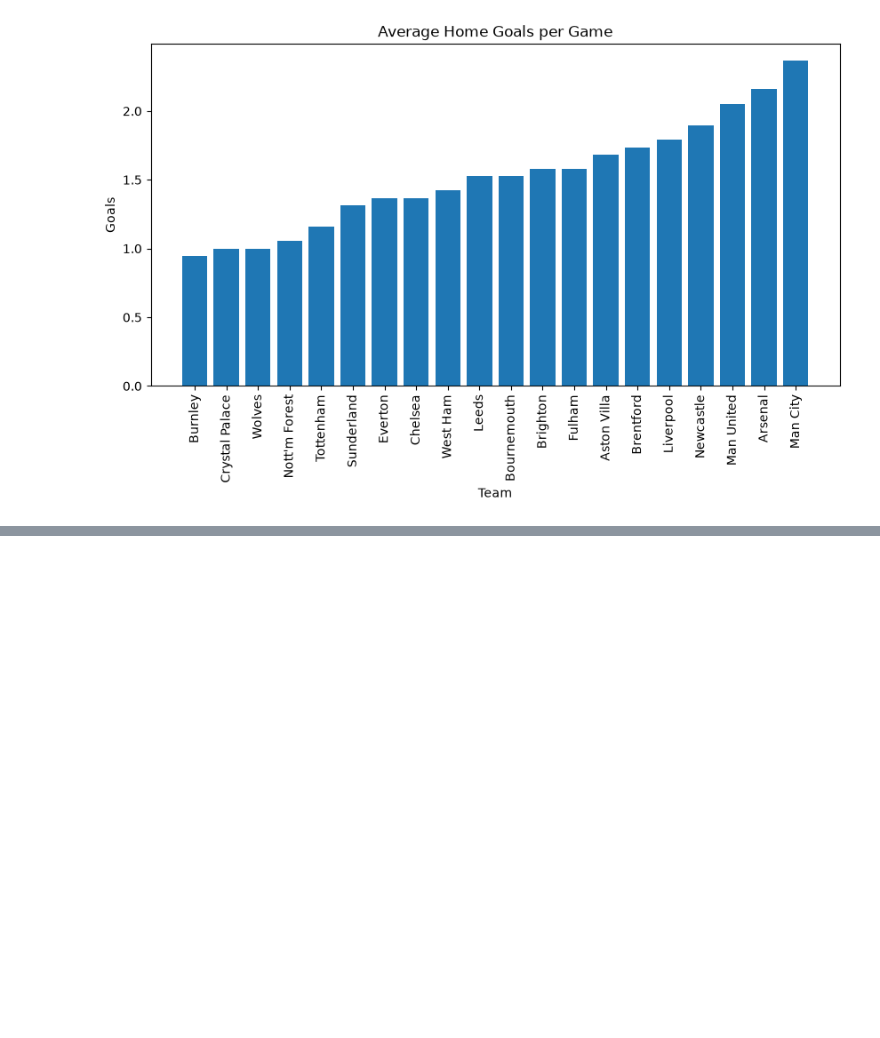
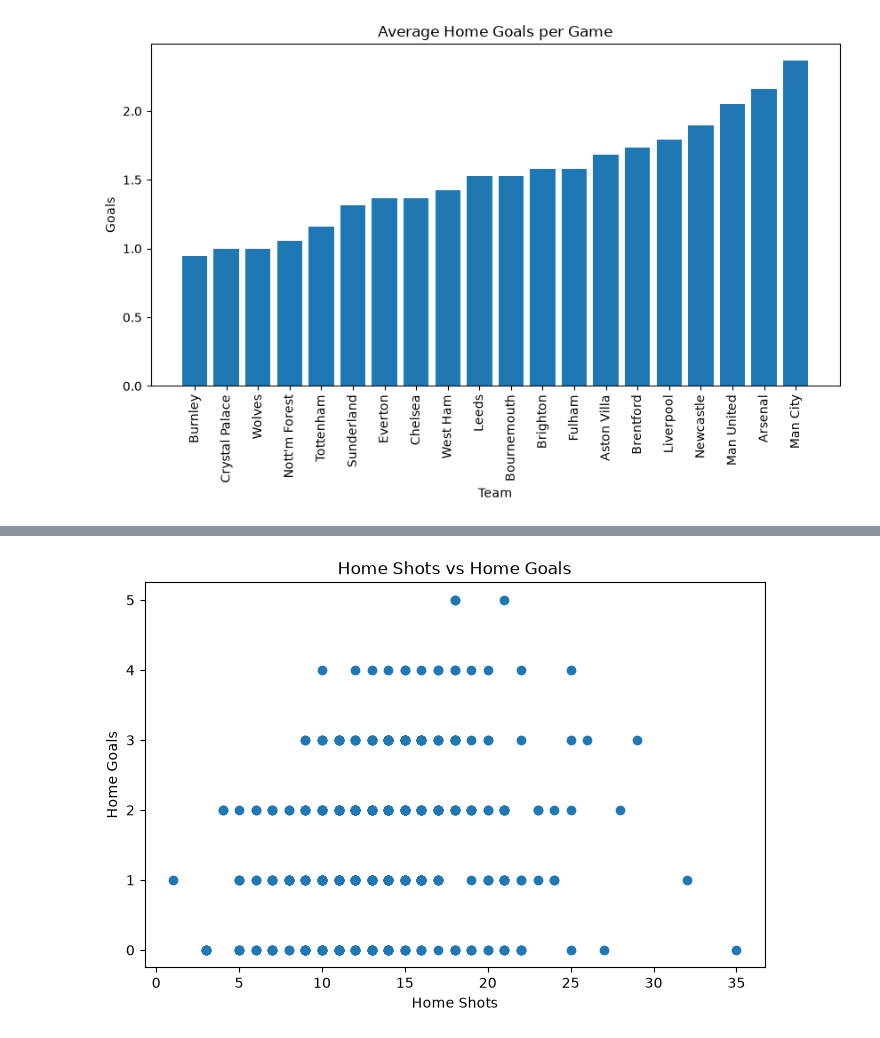
Before and after one commit to polanco04/DataScience, a Jupyter notebook: Practice/new/memoryRefresh.ipynb, the cells around one changed output, grey strips where cells are left out. Cells and saved outputs as stored; diff of their text form; code cells hidden in the pictures; blank space fills up the shorter version.

```diff
--- a/Practice/new/memoryRefresh.ipynb
+++ b/Practice/new/memoryRefresh.ipynb
@@ -300,0 +334,9 @@ plt.show()
+# %%
+fig, ax = plt.subplots(figsize=(8,5))
+ax.scatter(df["HS"], df["FTHG"])
+ax.set_title("Home Shots vs Home Goals")
+ax.set_xlabel("Home Shots")
+ax.set_ylabel("Home Goals")
+plt.show()
+# %% [output]
+[figure, added]
```
Also changed, not shown: parts of 9 cells of this notebook.
